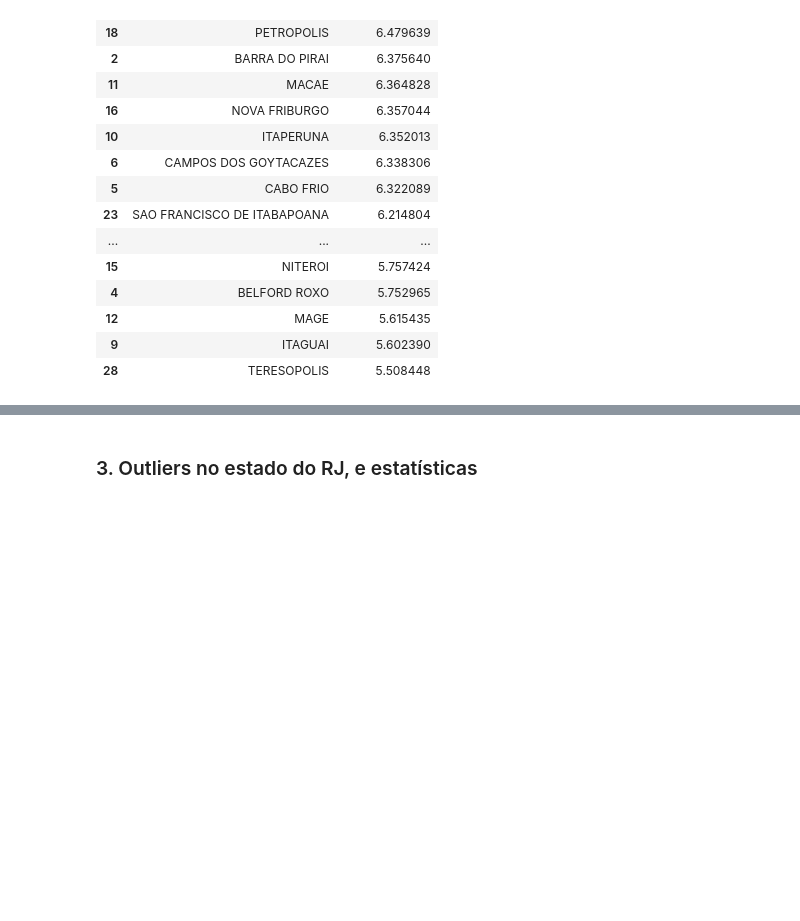
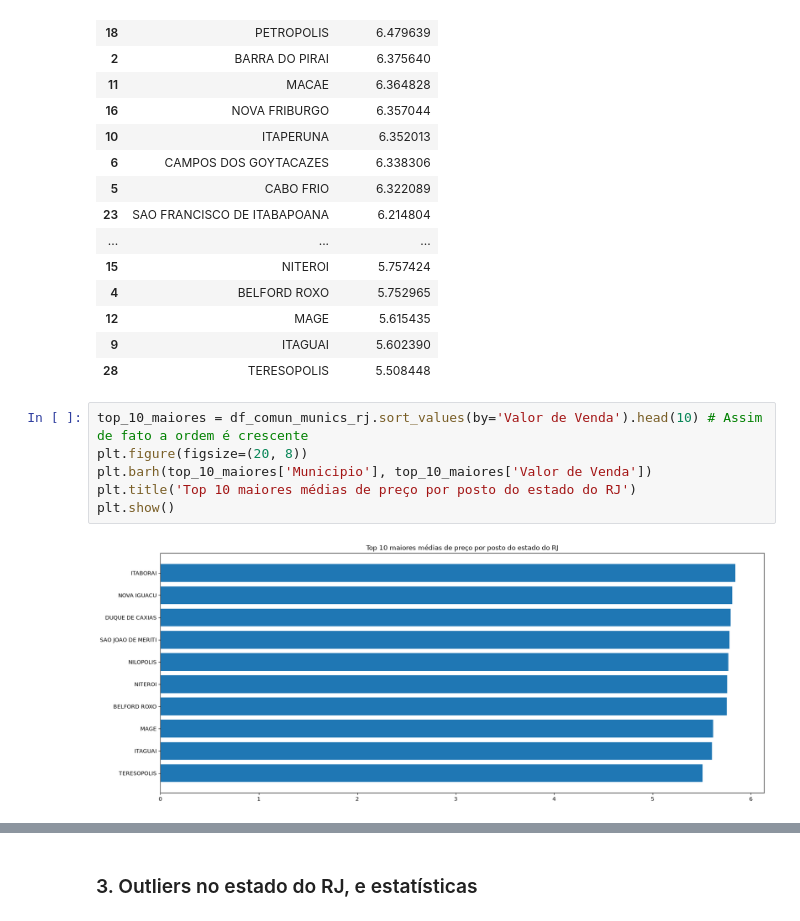
Before and after one commit to IanSeedd/ANP_exercicios, a Jupyter notebook: combust.ipynb, the cells around one changed output, grey strips where cells are left out. Cells and saved outputs as stored; diff of their text form; blank space fills up the shorter version.

```diff
--- a/combust.ipynb
+++ b/combust.ipynb
@@ -43,3 +44,11 @@ df_comun_munics_rj
 | 12 | MAGE | 5.615435 |
 | 9 | ITAGUAI | 5.602390 |
 | 28 | TERESOPOLIS | 5.508448 |
+# %%
+top_10_maiores = df_comun_munics_rj.sort_values(by='Valor de Venda').head(10) # Assim de fato a ordem é crescente
+plt.figure(figsize=(20, 8))
+plt.barh(top_10_maiores['Municipio'], top_10_maiores['Valor de Venda'])
+plt.title('Top 10 maiores médias de preço por posto do estado do RJ')
+plt.show()
+# %% [output]
+[figure, added]
```
Also changed, not shown: parts of 21 cells of this notebook, 1 other file.
